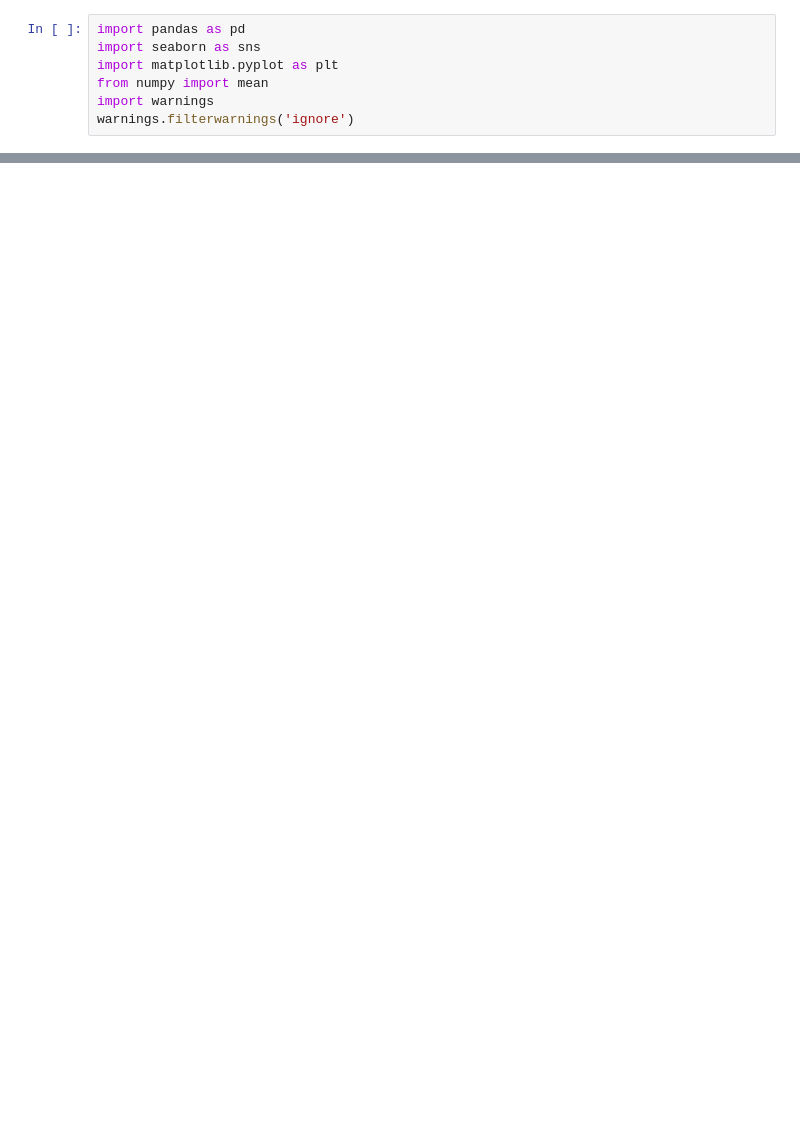
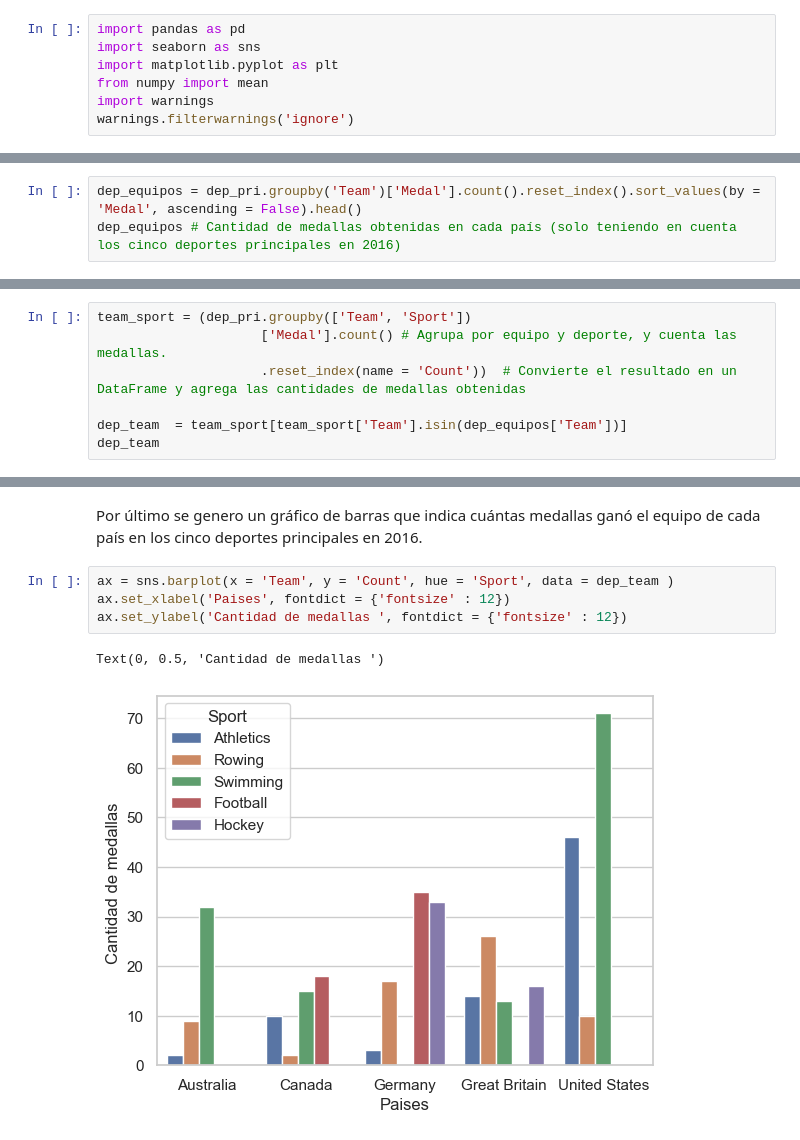
Before and after one commit to kmarcela11/VisualizacionCorte1, a Jupyter notebook: _sources/Ejercicio1.ipynb, the cells around one changed output, grey strips where cells are left out. Cells and saved outputs as stored; diff of their text form; blank space fills up the shorter version.

```diff
--- a/_sources/Ejercicio1.ipynb
+++ b/_sources/Ejercicio1.ipynb
@@ -170,0 +122,3 @@ Genere un gráfico de barras que indique el peso medio de los jugadores, clasifi
+# %%
+dep_equipos = dep_pri.groupby('Team')['Medal'].count().reset_index().sort_values(by = 'Medal', ascending = False).head()
+dep_equipos # Cantidad de medallas obtenidas en cada país (solo teniendo en cuenta los cinco deportes principales en 2016)
@@ -170,0 +134,7 @@ Genere un gráfico de barras que indique el peso medio de los jugadores, clasifi
+# %%
+team_sport = (dep_pri.groupby(['Team', 'Sport'])
+                     ['Medal'].count() # Agrupa por equipo y deporte, y cuenta las medallas.
+                     .reset_index(name = 'Count'))  # Convierte el resultado en un DataFrame y agrega las cantidades de medallas obtenidas
+
+dep_team  = team_sport[team_sport['Team'].isin(dep_equipos['Team'])]
+dep_team
@@ -170,0 +159,9 @@ Genere un gráfico de barras que indique el peso medio de los jugadores, clasifi
+# %% [markdown]
+Por último se genero un gráfico de barras que indica cuántas medallas ganó el equipo de cada país en los cinco deportes principales en 2016.
+# %%
+ax = sns.barplot(x = 'Team', y = 'Count', hue = 'Sport', data = dep_team )
+ax.set_xlabel('Paises', fontdict = {'fontsize' : 12})
+ax.set_ylabel('Cantidad de medallas ', fontdict = {'fontsize' : 12})
+# %% [output]
+Text(0, 0.5, 'Cantidad de medallas ')
+[figure, added]
```
Also changed, not shown: parts of 51 cells of this notebook, 10 other files.
